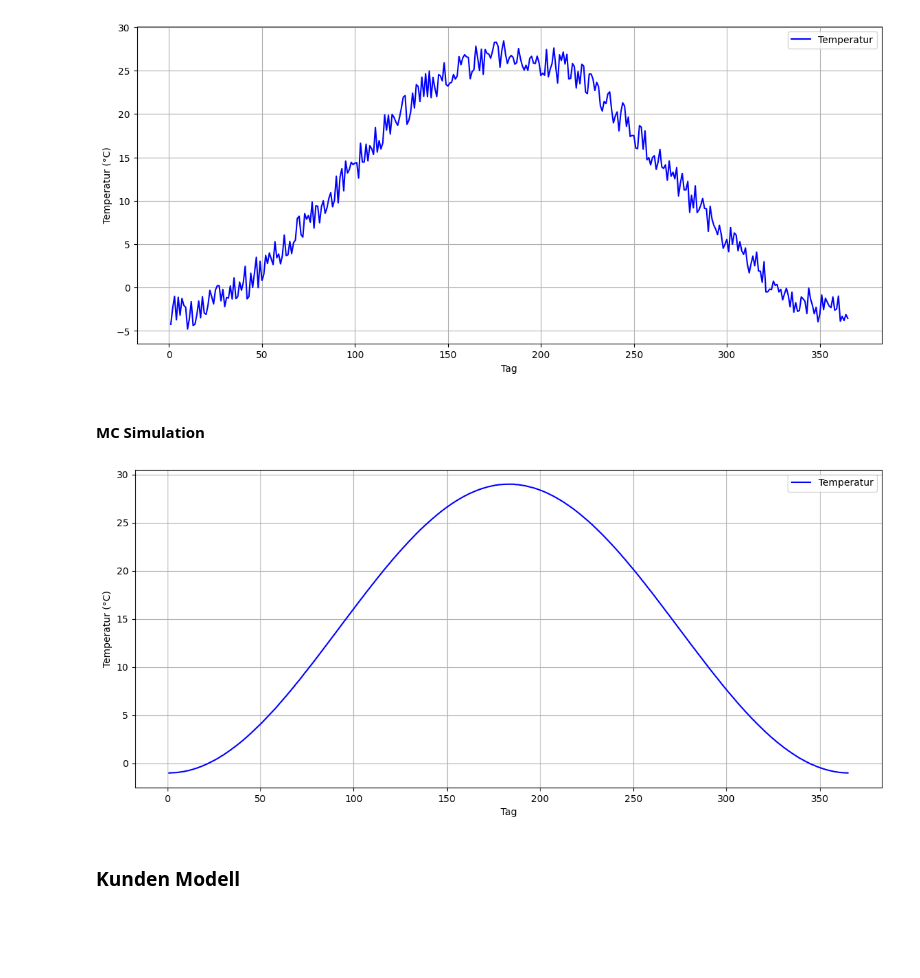
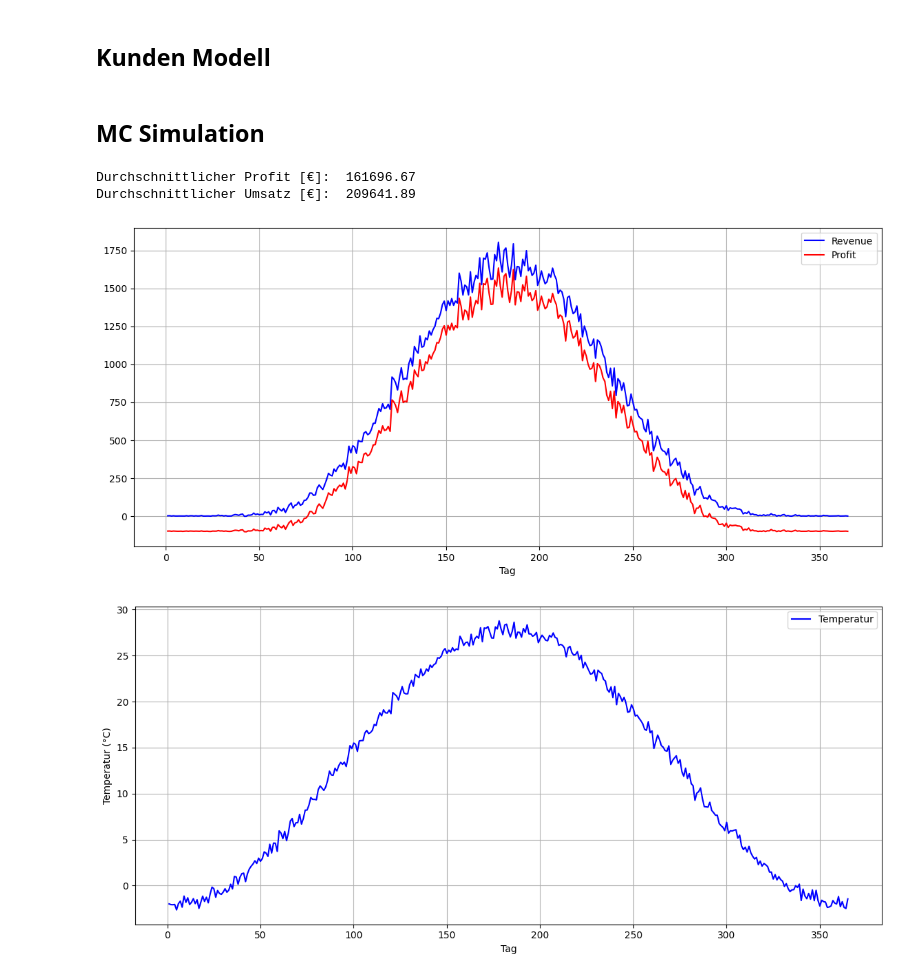
Before and after one commit to tombk556/Diskrete-Simulation-MC-Beleg, a Jupyter notebook: tests.ipynb, the cells around one changed output. Saved outputs shown, nothing was run; the diff lists cells and outputs as text; code cells hidden in the pictures; blank space fills up the shorter version.

Commit message:
finalized model

```diff
--- a/tests.ipynb
+++ b/tests.ipynb
@@ -18,16 +18,5 @@ class Temperature:
         days = np.arange(1, 366)
         temps = 1 + 15 * np.sin(2 * np.pi * (days - 92) / 365) + np.random.uniform(-self.temp_var, self.temp_var, 365) + offset
         return temps
-# %%
-days = np.arange(1, 366)
-temps = Temperature().calculate_temperature()
-
-plt.figure(figsize=(14, 6))
-plt.plot(days, temps, label='Temperatur', color='blue')
-plt.xlabel('Tag')
-plt.ylabel('Temperatur (°C)')
-plt.grid()
-plt.legend()
-plt.show()
-# %% [output]
-[figure, removed]
+# %% [markdown]
+## Kunden Modell
@@ -34,27 +62,50 @@ plt.show()
 # %% [markdown]
-#### MC Simulation
+## MC Simulation
 # %%
-n = 100_000
+n = 10
 
-temps = []
+total_revenue = []
+total_profit= []
+mean_revenue = []
+mean_profit = []
+temperaturen = []
+
 for _ in range(n):
     hot_year = np.random.choice([True, False])
     temp_var = np.random.randint(1, 5)
     temp = Temperature(hot_year=hot_year, temp_var=temp_var).calculate_temperature()
-    temps.append(temp)
+    profit, revenue, temperature = EisdielenGeschäft(temperaturen=temp).run_modell()
+    total_profit.append(sum(profit))
+    total_revenue.append(sum(revenue))
+    mean_revenue.append(revenue)
+    mean_profit.append(profit)
+    temperaturen.append(temperature)
 
-avg_temp = np.mean(temps, axis=0)
+print("Durchschnittlicher Profit [€]: ", np.mean(total_profit).round(2))
+print("Durchschnittlicher Umsatz [€]: ", np.mean(total_revenue).round(2))
+
 days = np.arange(1, 366)
-temps = Temperature().calculate_temperature()
+mean_revenue = np.mean(mean_revenue, axis=0)
+mean_profit = np.mean(mean_profit, axis=0)
+mean_temperaturen = np.mean(temperaturen, axis=0)
 
 plt.figure(figsize=(14, 6))
-plt.plot(days, avg_temp, label='Temperatur', color='blue')
+plt.plot(days, mean_revenue, label='Revenue', color='blue')
+plt.plot(days, mean_profit, label='Profit', color='red')
+plt.xlabel('Tag')
+plt.grid()
+plt.legend()
+plt.show()
+
+plt.figure(figsize=(14, 6))
+plt.plot(days, mean_temperaturen, label='Temperatur', color='blue')
 plt.xlabel('Tag')
 plt.ylabel('Temperatur (°C)')
 plt.grid()
 plt.legend()
 plt.show()
 # %% [output]
+Durchschnittlicher Profit [€]:  161696.67
+Durchschnittlicher Umsatz [€]:  209641.89
-[figure, old version]
+[figure, new version]
+[figure, added]
-# %% [markdown]
-### Kunden Modell
```
Also changed, not shown: parts of 6 cells of this notebook.
